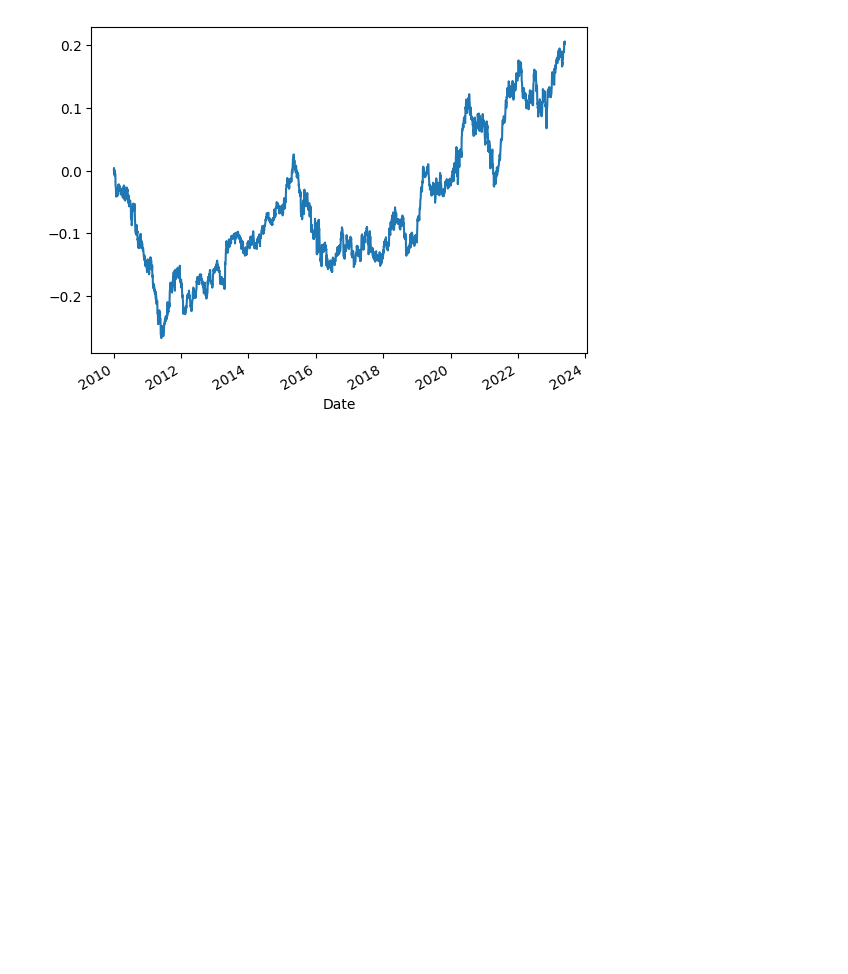
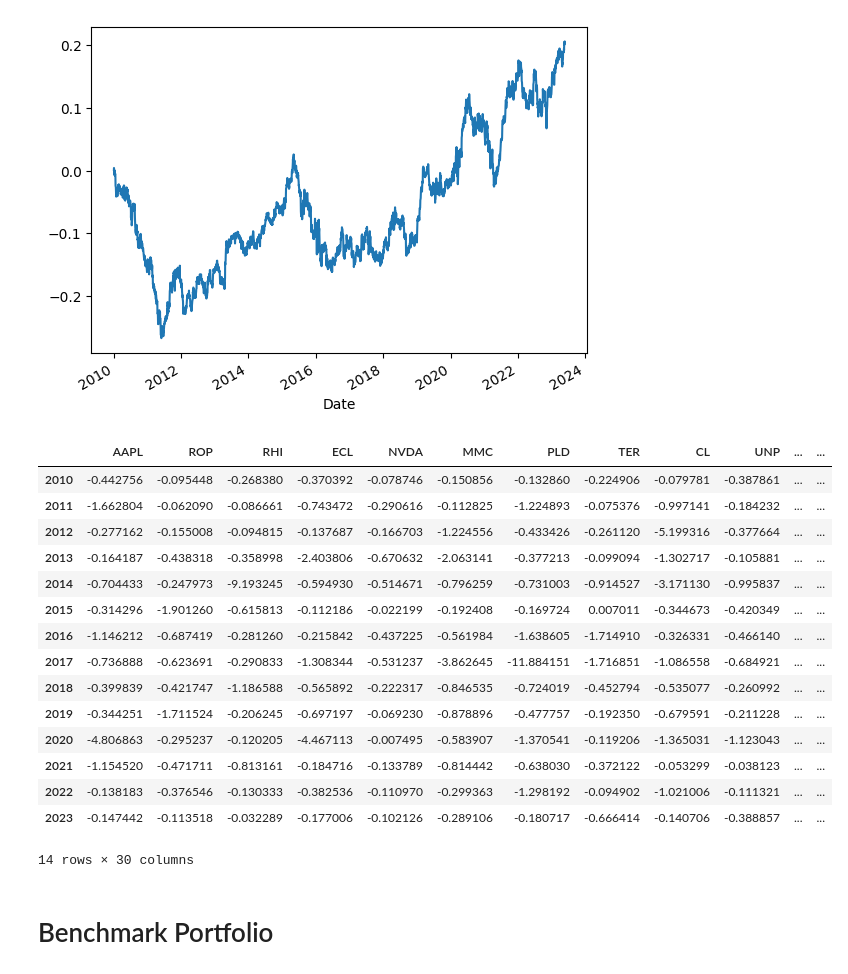
Before and after one commit to eldor-fozilov/FracLSTM-Portfolio, a Jupyter notebook: model_building.ipynb, the cells around one changed output. Cells and saved outputs as stored; diff of their text form; code cells hidden in the pictures; blank space fills up the shorter version.

```diff
--- a/model_building.ipynb
+++ b/model_building.ipynb
@@ -358,3 +359,24 @@ long_short_returns.cumsum().plot()
 # %% [output]
 <Axes: xlabel='Date'>
 [figure]
+# %%
+model_metrics_frac_diff
+# %% [output]
+|  | AAPL | ROP | RHI | ECL | NVDA | MMC | PLD | TER | CL | UNP | ... | ... |
+| 2010 | -0.442756 | -0.095448 | -0.268380 | -0.370392 | -0.078746 | -0.150856 | -0.132860 | -0.224906 | -0.079781 | -0.387861 | ... | ... |
+| 2011 | -1.662804 | -0.062090 | -0.086661 | -0.743472 | -0.290616 | -0.112825 | -1.224893 | -0.075376 | -0.997141 | -0.184232 | ... | ... |
+| 2012 | -0.277162 | -0.155008 | -0.094815 | -0.137687 | -0.166703 | -1.224556 | -0.433426 | -0.261120 | -5.199316 | -0.377664 | ... | ... |
+| 2013 | -0.164187 | -0.438318 | -0.358998 | -2.403806 | -0.670632 | -2.063141 | -0.377213 | -0.099094 | -1.302717 | -0.105881 | ... | ... |
+| 2014 | -0.704433 | -0.247973 | -9.193245 | -0.594930 | -0.514671 | -0.796259 | -0.731003 | -0.914527 | -3.171130 | -0.995837 | ... | ... |
+| 2015 | -0.314296 | -1.901260 | -0.615813 | -0.112186 | -0.022199 | -0.192408 | -0.169724 | 0.007011 | -0.344673 | -0.420349 | ... | ... |
+| 2016 | -1.146212 | -0.687419 | -0.281260 | -0.215842 | -0.437225 | -0.561984 | -1.638605 | -1.714910 | -0.326331 | -0.466140 | ... | ... |
+| 2017 | -0.736888 | -0.623691 | -0.290833 | -1.308344 | -0.531237 | -3.862645 | -11.884151 | -1.716851 | -1.086558 | -0.684921 | ... | ... |
+| 2018 | -0.399839 | -0.421747 | -1.186588 | -0.565892 | -0.222317 | -0.846535 | -0.724019 | -0.452794 | -0.535077 | -0.260992 | ... | ... |
+| 2019 | -0.344251 | -1.711524 | -0.206245 | -0.697197 | -0.069230 | -0.878896 | -0.477757 | -0.192350 | -0.679591 | -0.211228 | ... | ... |
+| 2020 | -4.806863 | -0.295237 | -0.120205 | -4.467113 | -0.007495 | -0.583907 | -1.370541 | -0.119206 | -1.365031 | -1.123043 | ... | ... |
+| 2021 | -1.154520 | -0.471711 | -0.813161 | -0.184716 | -0.133789 | -0.814442 | -0.638030 | -0.372122 | -0.053299 | -0.038123 | ... | ... |
+| 2022 | -0.138183 | -0.376546 | -0.130333 | -0.382536 | -0.110970 | -0.299363 | -1.298192 | -0.094902 | -1.021006 | -0.111321 | ... | ... |
+| 2023 | -0.147442 | -0.113518 | -0.032289 | -0.177006 | -0.102126 | -0.289106 | -0.180717 | -0.666414 | -0.140706 | -0.388857 | ... | ... |
+14 rows × 30 columns
+# %% [markdown]
+# Benchmark Portfolio
```
Also changed, not shown: parts of 5 cells of this notebook.
